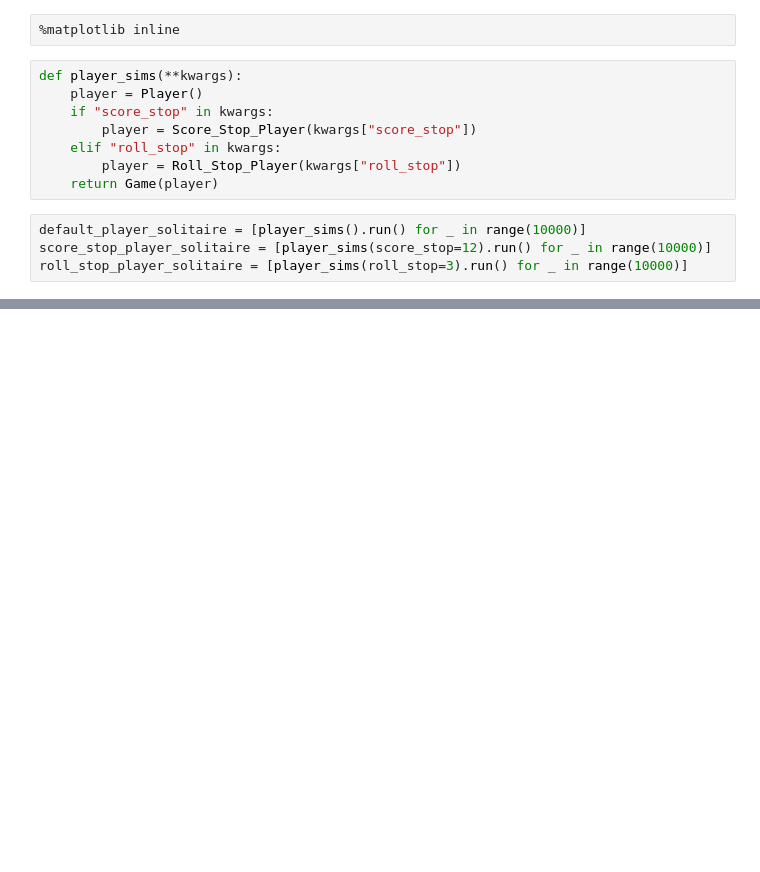
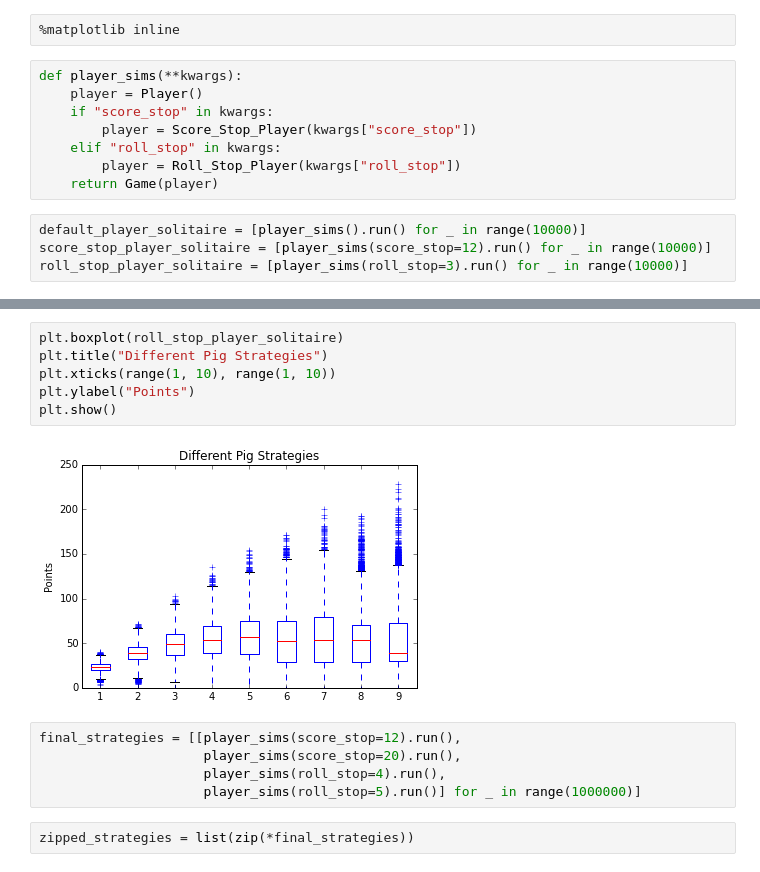
Before and after one commit to pjpassa/utimate-pig, a Jupyter notebook: Ultimate_Pig_Analysis.ipynb, the cells around one changed output, grey strips where cells are left out. Drawn from its saved outputs; the diff is of its cells as text; blank space fills up the shorter version.

```diff
--- a/Ultimate_Pig_Analysis.ipynb
+++ b/Ultimate_Pig_Analysis.ipynb
@@ -48,0 +58,15 @@ plt.show()
+# %%
+plt.boxplot(roll_stop_player_solitaire)
+plt.title("Different Pig Strategies")
+plt.xticks(range(1, 10), range(1, 10))
+plt.ylabel("Points")
+plt.show()
+# %% [output]
+[figure, added]
+# %%
+final_strategies = [[player_sims(score_stop=12).run(),
+                     player_sims(score_stop=20).run(),
+                     player_sims(roll_stop=4).run(),
+                     player_sims(roll_stop=5).run()] for _ in range(1000000)]
+# %%
+zipped_strategies = list(zip(*final_strategies))
```
Also changed, not shown: parts of 43 cells of this notebook, 2 other files.
